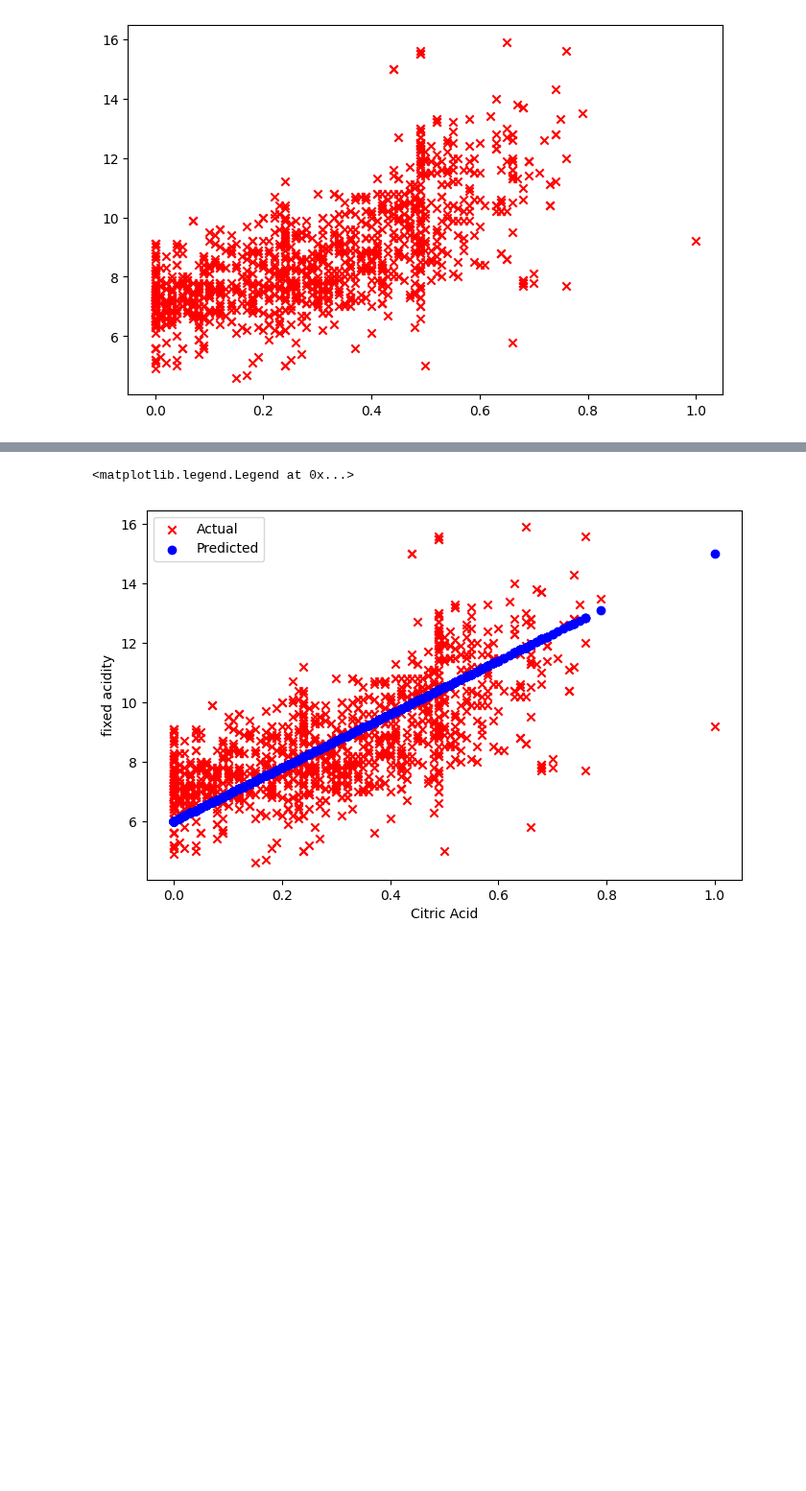
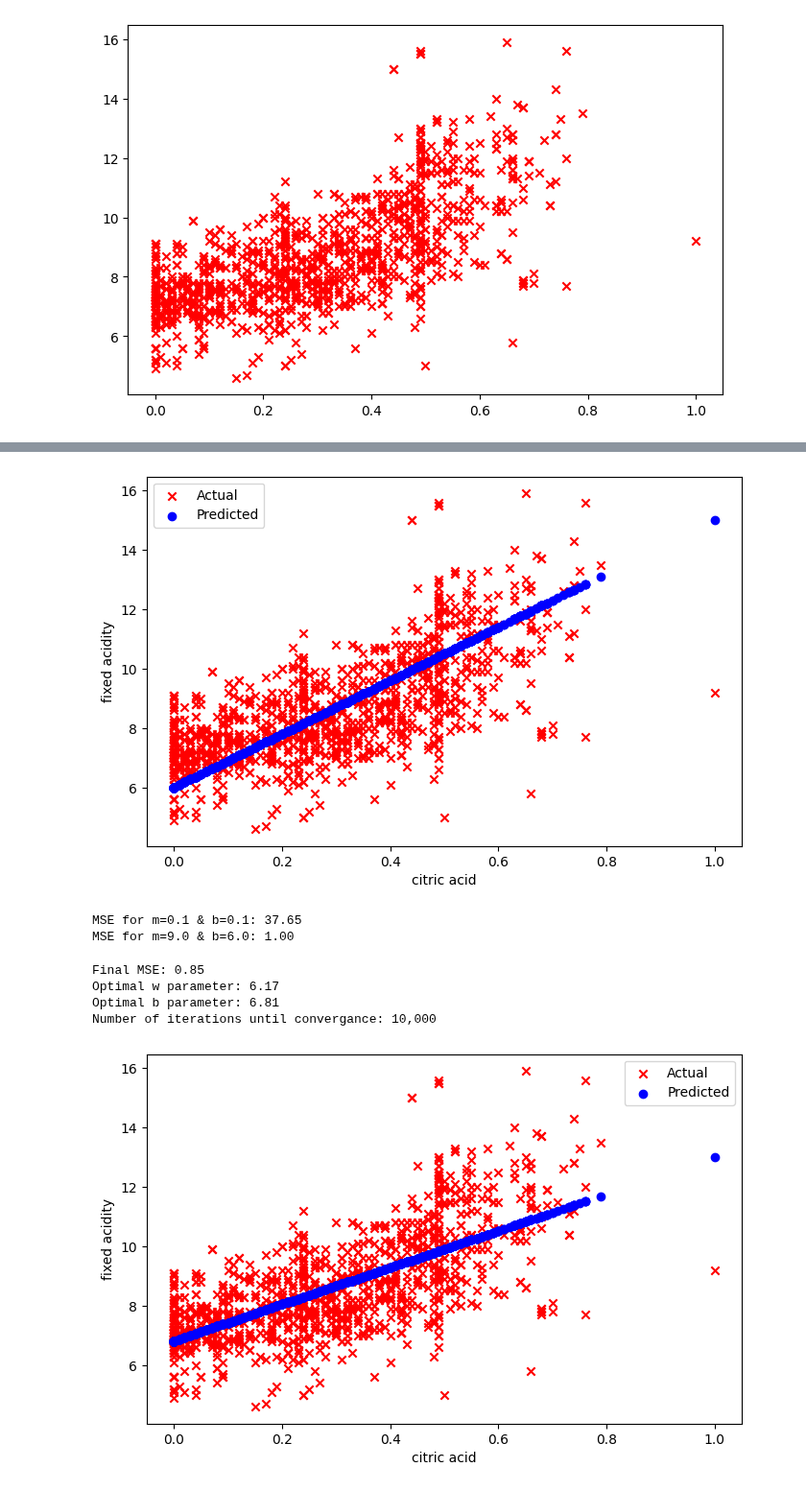
Before and after one commit to theVikingMan/learning_algorithms, a Jupyter notebook: models/uni_linear_regression.ipynb, the cells around one changed output, grey strips where cells are left out. Shown at 96% size. Drawn from its saved outputs; the diff is of its cells as text; code cells hidden in the pictures; blank space fills up the shorter version.

Commit message:
Adding gradient descent and determining optimal model params

```diff
--- a/models/linear_regression.ipynb
+++ b/models/uni_linear_regression.ipynb
@@ -117,6 +117,10 @@ plt.show()
 # Split data into 2 sets, training and test
 training_split = 0.75
 training_split_idx = int(training_split * wine_data.shape[0])
+
+# ----- IMPORTANT -----
+feature, target = 'citric acid', 'fixed acidity'
+# feature, target = 'sulphates', 'pH'
 
 x_train = wine_data.iloc[:training_split_idx, 1:]
 y_train = wine_data.iloc[:training_split_idx, 0]
@@ -158,16 +161,17 @@ plt.legend(['Actual', 'Predicted'])
 [figure]
 # %%
-w, b, feature = 9, 6, 'citric acid'
+w_2, b_2 = 9, 6
 
-y_pred = compute_linear_regression(w, b, x_train, feature)
+y_pred_2 = compute_linear_regression(w_2, b_2, x_train, feature)
 
 plt.scatter(x_train[feature], y_train, marker='x', c='r')
 plt.scatter(x_train[feature], y_pred, c='b')
 
-plt.xlabel('Citric Acid')
-plt.ylabel('fixed acidity')
+plt.xlabel(feature)
+plt.ylabel(target)
 
 plt.legend(['Actual', 'Predicted'])
+
+plt.show()
 # %% [output]
-<matplotlib.legend.Legend at 0x...>
 [figure]
@@ -173,0 +184,54 @@ plt.legend(['Actual', 'Predicted'])
+# %%
+print(f'MSE for m=0.1 & b=0.1: {compute_mse(y_pred_1, y_train):.2f}')
+print(f'MSE for m=9.0 & b=6.0: {compute_mse(y_pred_2, y_train):.2f}')
+# %% [output]
+MSE for m=0.1 & b=0.1: 37.65
+MSE for m=9.0 & b=6.0: 1.00
+# %%
+# Set up gradient descent algorithm
+
+def gradient_descent(x_train, y_train, w, b, epsilon, alpha):
+    n = x_train.shape[0]
+    iterations = 0
+
+    y_pred = compute_linear_regression(w, b, x_train, feature)
+    curr_mse = compute_mse(y_pred, y_train)
+
+    while curr_mse > epsilon and iterations < 10000:
+
+        w_partial = (1/n) * np.sum((x_train[feature] * (y_pred - y_train)), axis=0)
+        b_partial = (1/n) * np.sum((y_pred - y_train), axis=0)
+
+        w -= alpha * w_partial
+        b -= alpha * b_partial
+
+        y_pred = compute_linear_regression(w, b, x_train, feature)
+        curr_mse = compute_mse(y_pred, y_train)
+        iterations += 1
+
+    return w, b, curr_mse, iterations, y_pred
+# %%
+alpha, initial_w, initial_b, epsilon = 0.7, 0, 0, 0.5
+
+optimal_w, optimal_b, final_mse, iterations, final_y_hat = gradient_descent(x_train, y_train, initial_w, initial_b, epsilon, alpha)
+print(f'Final MSE: {final_mse:.2f}')
+print(f'Optimal w parameter: {optimal_w:.2f}')
+print(f'Optimal b parameter: {optimal_b:.2f}')
+print(f'Number of iterations until convergance: {iterations:,}')
+# %% [output]
+Final MSE: 0.85
+Optimal w parameter: 6.17
+Optimal b parameter: 6.81
+Number of iterations until convergance: 10,000
+# %%
+plt.scatter(x_train[feature], y_train, marker='x', c='r')
+plt.scatter(x_train[feature], final_y_hat, c='b')
+
+plt.xlabel(feature)
+plt.ylabel(target)
+
+plt.legend(['Actual', 'Predicted'])
+
+plt.show()
+# %% [output]
+[figure, added]
```
Also changed, not shown: parts of 3 cells of this notebook.
